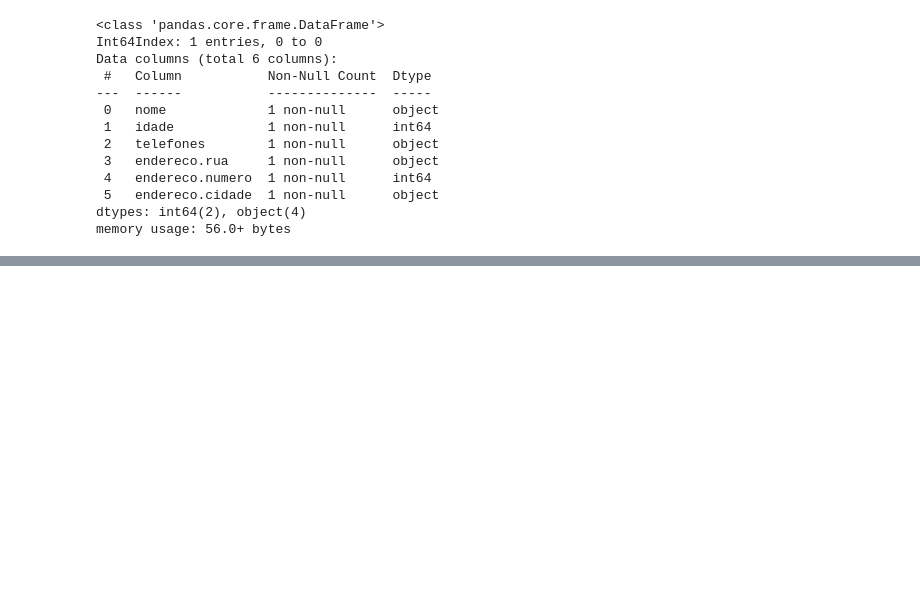
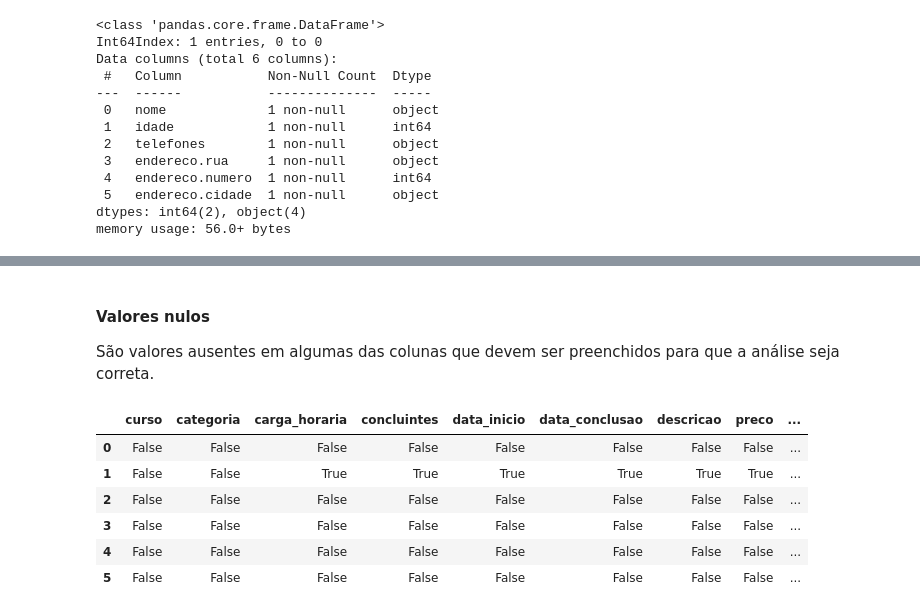
Before and after one commit to strawndri/python-ds-pandas-limpeza-tratamento-dados, a Jupyter notebook: Desafios.ipynb, the cells around one changed output, grey strips where cells are left out. Drawn from its saved outputs; the diff is of its cells as text; code cells hidden in the pictures; blank space fills up the shorter version.

```diff
--- a/Desafios.ipynb
+++ b/Desafios.ipynb
@@ -168,0 +183,3 @@ memory usage: 56.0+ bytes
+# %%
+with open('cursos_cadastrados.json') as f:
+  dados = json.load(f)
@@ -168,0 +206,2 @@ memory usage: 56.0+ bytes
+# %%
+dados = pd.json_normalize(dados)
@@ -168,0 +238,14 @@ memory usage: 56.0+ bytes
+# %% [markdown]
+#### Valores nulos
+
+São valores ausentes em algumas das colunas que devem ser preenchidos para que a análise seja correta.
+# %%
+dados.isna()
+# %% [output]
+|  | curso | categoria | carga_horaria | concluintes | data_inicio | data_conclusao | descricao | preco | ... |
+| 0 | False | False | False | False | False | False | False | False | ... |
+| 1 | False | False | True | True | True | True | True | True | ... |
+| 2 | False | False | False | False | False | False | False | False | ... |
+| 3 | False | False | False | False | False | False | False | False | ... |
+| 4 | False | False | False | False | False | False | False | False | ... |
+| 5 | False | False | False | False | False | False | False | False | ... |
```
Also changed, not shown: parts of 30 cells of this notebook.
